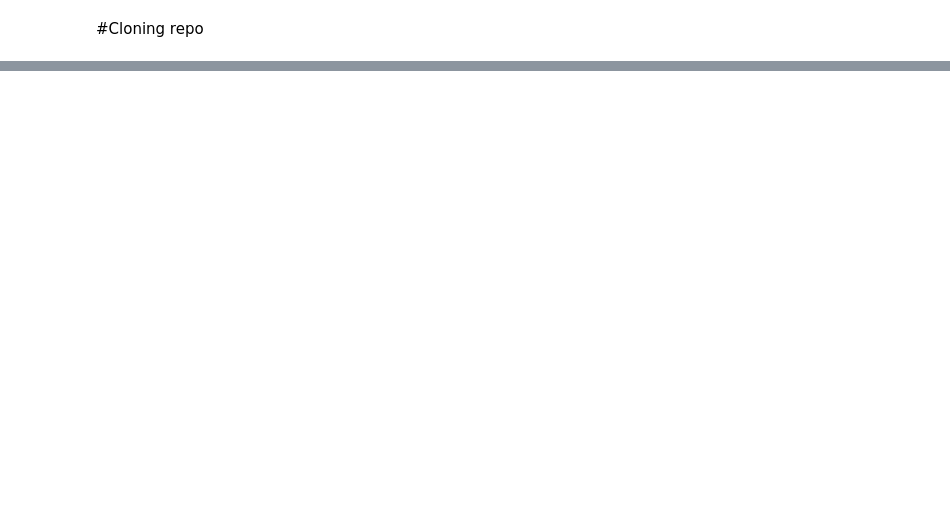
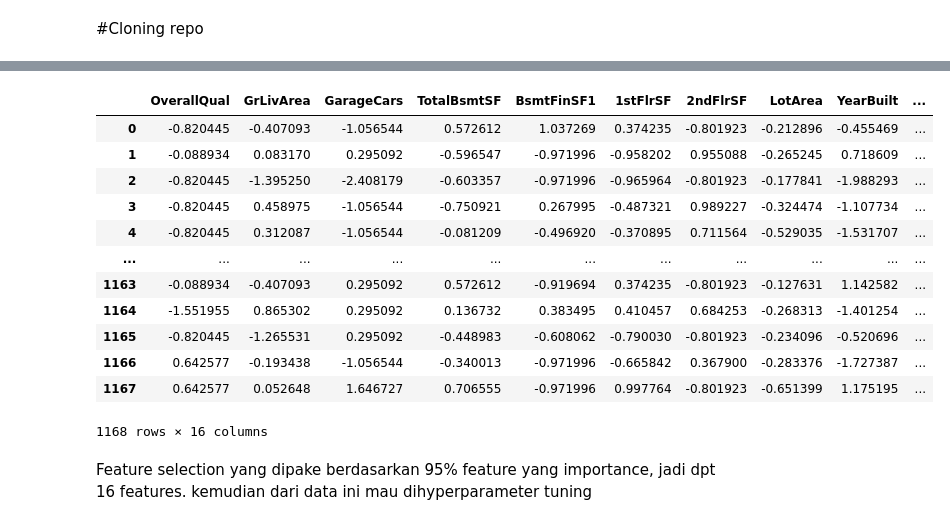
Before and after one commit to anjelisa01/project1_house_price_prediction, a Jupyter notebook: Initial_code_House_Price.ipynb, the cells around one changed output, grey strips where cells are left out. Cells and saved outputs as stored; diff of their text form; code cells hidden in the pictures; blank space fills up the shorter version.

Commit message:
did most of the steps, did some experiments to fine tuning the model

```diff
--- a/Initial_code_House_Price.ipynb
+++ b/Initial_code_House_Price.ipynb
@@ -26,0 +369,6 @@ Receiving objects: 100% (3/3), done.
+# %%
+#feature selection after preprocessed
+X_final, selector, selected_names = apply_variance_threshold(X_proc, feature_names)
+# %%
+#bentuk data abis cleaning dan processed dalam bentuk DataFrame
+X_final_df = pd.DataFrame(X_final, columns=selected_names)
@@ -26,0 +532,25 @@ Receiving objects: 100% (3/3), done.
+# %%
+from sklearn.ensemble import GradientBoostingRegressor
+
+model = GradientBoostingRegressor()
+model.fit(X_final_df, y_proc)
+
+import pandas as pd
+import numpy as np
+
+importances = model.feature_importances_
+feature_names = X_final_df.columns  # or use list if it's a NumPy array
+
+importance_df = pd.DataFrame({
+    'feature': feature_names,
+    'importance': importances
+}).sort_values(by='importance', ascending=False)
+
+import seaborn as sns
+import matplotlib.pyplot as plt
+
+plt.figure(figsize=(10, 6))
+sns.barplot(data=importance_df.head(20), x='importance', y='feature')
+plt.title("Top 20 Important Features")
+plt.tight_layout()
+plt.show()
@@ -26,0 +559,23 @@ Receiving objects: 100% (3/3), done.
+# %%
+importance_df['cumulative'] = importance_df['importance'].cumsum()
+selected_features = importance_df[importance_df['cumulative'] <= 0.95]['feature'].tolist()
+X_train_selected = X_final_df[selected_features]
+# X_test_selected = X_test[selected_features]
+# %%
+X_train_selected
+# %% [output]
+|  | OverallQual | GrLivArea | GarageCars | TotalBsmtSF | BsmtFinSF1 | 1stFlrSF | 2ndFlrSF | LotArea | YearBuilt | ... |
+| 0 | -0.820445 | -0.407093 | -1.056544 | 0.572612 | 1.037269 | 0.374235 | -0.801923 | -0.212896 | -0.455469 | ... |
+| 1 | -0.088934 | 0.083170 | 0.295092 | -0.596547 | -0.971996 | -0.958202 | 0.955088 | -0.265245 | 0.718609 | ... |
+| 2 | -0.820445 | -1.395250 | -2.408179 | -0.603357 | -0.971996 | -0.965964 | -0.801923 | -0.177841 | -1.988293 | ... |
+| 3 | -0.820445 | 0.458975 | -1.056544 | -0.750921 | 0.267995 | -0.487321 | 0.989227 | -0.324474 | -1.107734 | ... |
+| 4 | -0.820445 | 0.312087 | -1.056544 | -0.081209 | -0.496920 | -0.370895 | 0.711564 | -0.529035 | -1.531707 | ... |
+| ... | ... | ... | ... | ... | ... | ... | ... | ... | ... | ... |
+| 1163 | -0.088934 | -0.407093 | 0.295092 | 0.572612 | -0.919694 | 0.374235 | -0.801923 | -0.127631 | 1.142582 | ... |
+| 1164 | -1.551955 | 0.865302 | 0.295092 | 0.136732 | 0.383495 | 0.410457 | 0.684253 | -0.268313 | -1.401254 | ... |
+| 1165 | -0.820445 | -1.265531 | 0.295092 | -0.448983 | -0.608062 | -0.790030 | -0.801923 | -0.234096 | -0.520696 | ... |
+| 1166 | 0.642577 | -0.193438 | -1.056544 | -0.340013 | -0.971996 | -0.665842 | 0.367900 | -0.283376 | -1.727387 | ... |
+| 1167 | 0.642577 | 0.052648 | 1.646727 | 0.706555 | -0.971996 | 0.997764 | -0.801923 | -0.651399 | 1.175195 | ... |
+1168 rows × 16 columns
+# %% [markdown]
+Feature selection yang dipake berdasarkan 95% feature yang importance, jadi dpt 16 features. kemudian dari data ini mau dihyperparameter tuning
```
Also changed, not shown: parts of 81 cells of this notebook.
